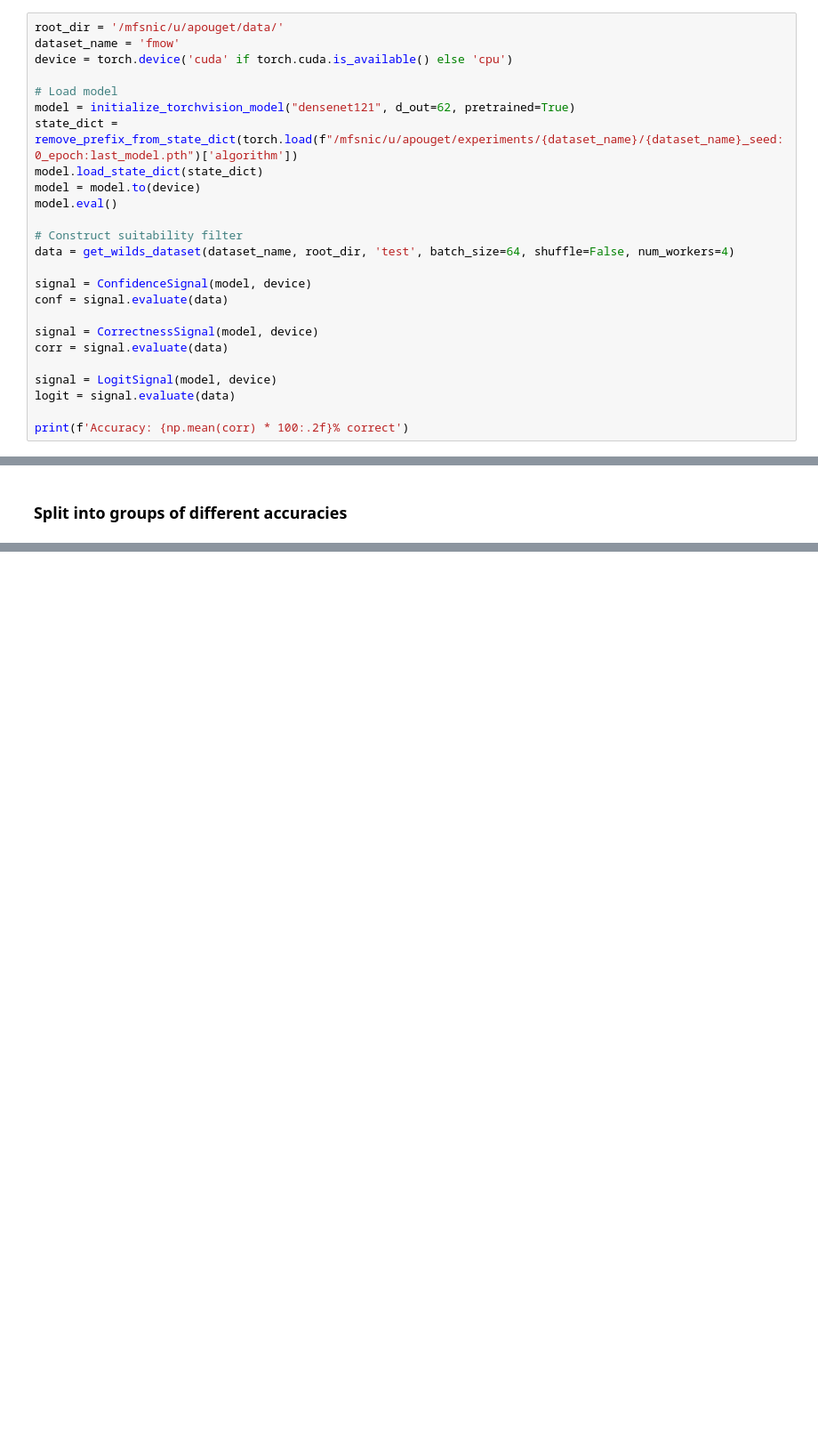
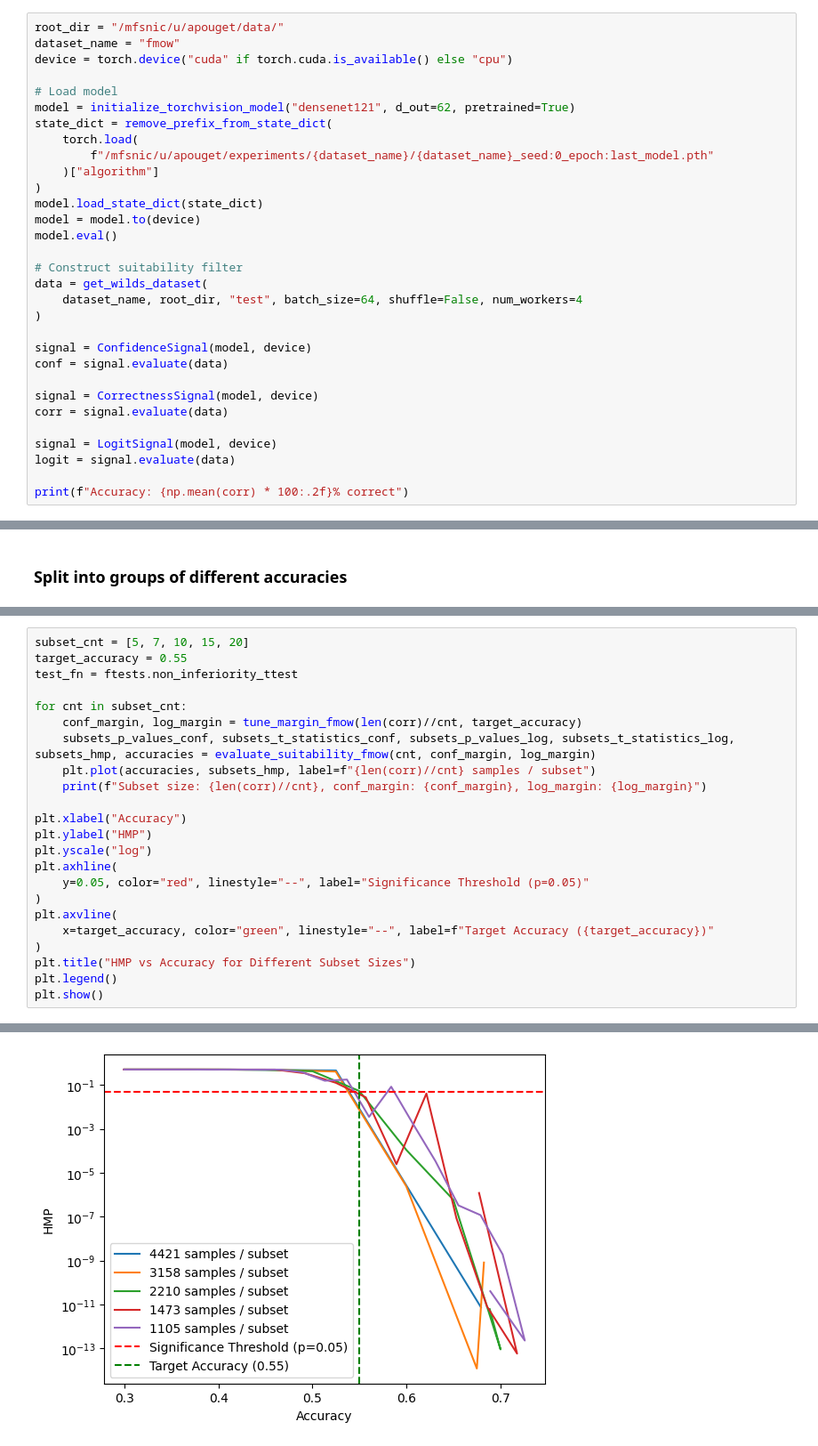
Before and after one commit to cleverhans-lab/suitability, a Jupyter notebook: suitability_filter_e2e_wilds.ipynb, the cells around one changed output, grey strips where cells are left out. Shown at 89% size. Cells and saved outputs as stored; diff of their text form; blank space fills up the shorter version.

```diff
--- a/suitability_filter_e2e_wilds.ipynb
+++ b/suitability_filter_e2e_wilds.ipynb
@@ -265,19 +383,25 @@ plt.show()
 ## Accuracy-based test data split
 ### Calculate Signals
 # %%
-root_dir = '/mfsnic/u/apouget/data/'
-dataset_name = 'fmow'
-device = torch.device('cuda' if torch.cuda.is_available() else 'cpu')
+root_dir = "/mfsnic/u/apouget/data/"
+dataset_name = "fmow"
+device = torch.device("cuda" if torch.cuda.is_available() else "cpu")
 
 # Load model
 model = initialize_torchvision_model("densenet121", d_out=62, pretrained=True)
-state_dict = remove_prefix_from_state_dict(torch.load(f"/mfsnic/u/apouget/experiments/{dataset_name}/{dataset_name}_seed:0_epoch:last_model.pth")['algorithm'])
+state_dict = remove_prefix_from_state_dict(
+    torch.load(
+        f"/mfsnic/u/apouget/experiments/{dataset_name}/{dataset_name}_seed:0_epoch:last_model.pth"
+    )["algorithm"]
+)
 model.load_state_dict(state_dict)
 model = model.to(device)
 model.eval()
 
 # Construct suitability filter
-data = get_wilds_dataset(dataset_name, root_dir, 'test', batch_size=64, shuffle=False, num_workers=4)
+data = get_wilds_dataset(
+    dataset_name, root_dir, "test", batch_size=64, shuffle=False, num_workers=4
+)
 
 signal = ConfidenceSignal(model, device)
 conf = signal.evaluate(data)
@@ -288,6 +412,6 @@ corr = signal.evaluate(data)
 signal = LogitSignal(model, device)
 logit = signal.evaluate(data)
 
-print(f'Accuracy: {np.mean(corr) * 100:.2f}% correct')
+print(f"Accuracy: {np.mean(corr) * 100:.2f}% correct")
 # %% [output]
 Accuracy: 53.55% correct
@@ -414,0 +547,24 @@ for i in range(n_subsets):
+# %%
+subset_cnt = [5, 7, 10, 15, 20]
+target_accuracy = 0.55
+test_fn = ftests.non_inferiority_ttest
+
+for cnt in subset_cnt:
+    conf_margin, log_margin = tune_margin_fmow(len(corr)//cnt, target_accuracy)
+    subsets_p_values_conf, subsets_t_statistics_conf, subsets_p_values_log, subsets_t_statistics_log, subsets_hmp, accuracies = evaluate_suitability_fmow(cnt, conf_margin, log_margin)
+    plt.plot(accuracies, subsets_hmp, label=f"{len(corr)//cnt} samples / subset")
+    print(f"Subset size: {len(corr)//cnt}, conf_margin: {conf_margin}, log_margin: {log_margin}")
+
+plt.xlabel("Accuracy")
+plt.ylabel("HMP")
+plt.yscale("log")
+plt.axhline(
+    y=0.05, color="red", linestyle="--", label="Significance Threshold (p=0.05)"
+)
+plt.axvline(
+    x=target_accuracy, color="green", linestyle="--", label=f"Target Accuracy ({target_accuracy})"
+)
+plt.title("HMP vs Accuracy for Different Subset Sizes")
+plt.legend()
+plt.show()
+# %% [output]
@@ -414,0 +586 @@ for i in range(n_subsets):
+[figure, added]
```
Also changed, not shown: parts of 15 cells of this notebook, 1 other file.
